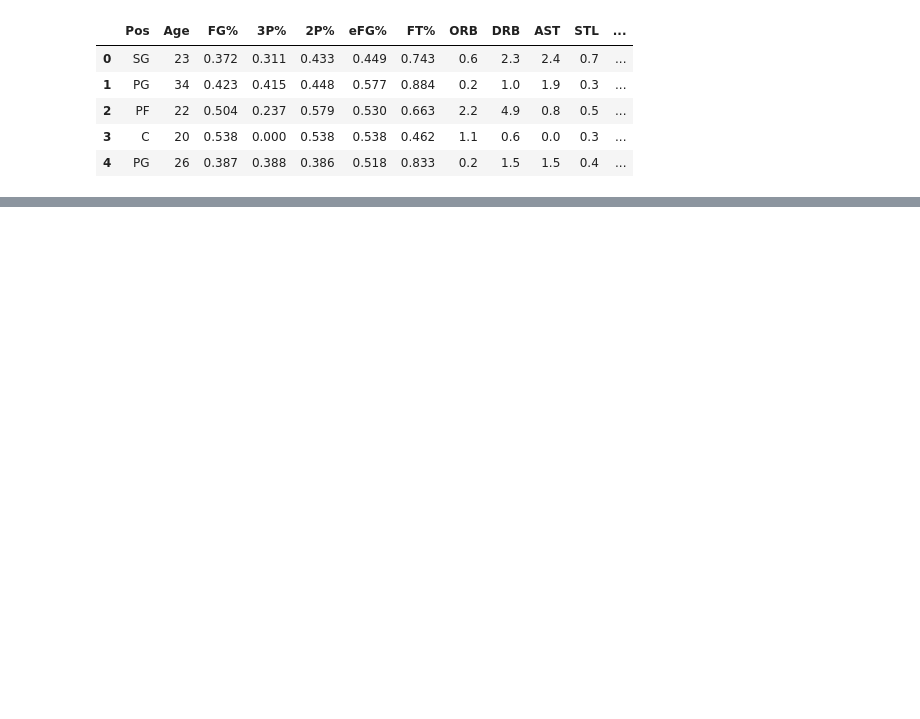
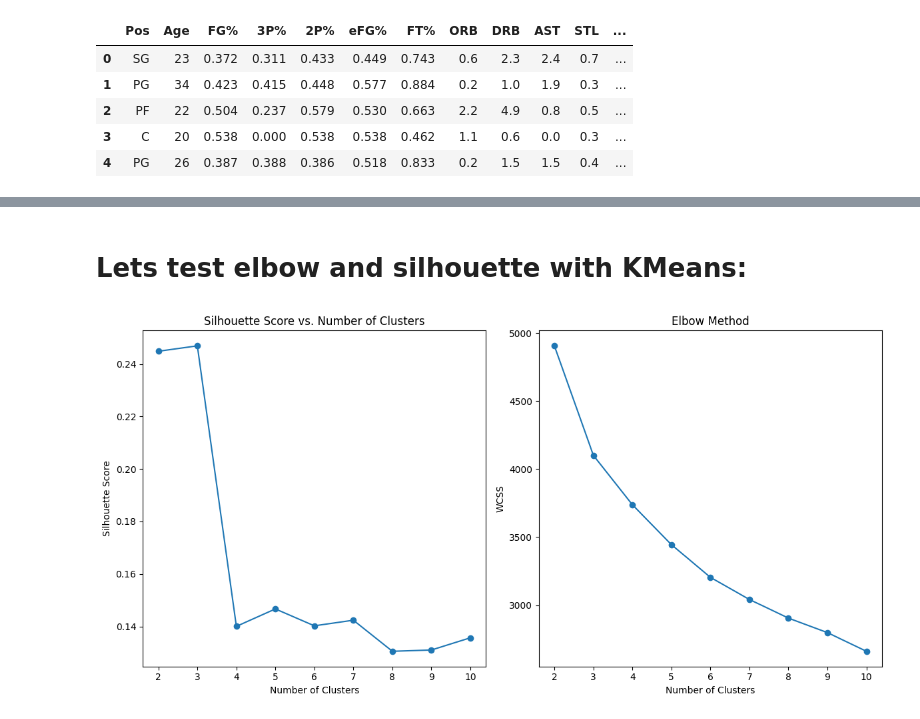
Before and after one commit to wloving77/Fall2023Classes, a Jupyter notebook: foundations_of_machine_learning/assignments/BBall-Clustering/Lab-Clustering-2.ipynb, the cells around one changed output, grey strips where cells are left out. Saved outputs shown, nothing was run; the diff lists cells and outputs as text; code cells hidden in the pictures; blank space fills up the shorter version.

```diff
--- a/foundations_of_machine_learning/assignments/BBall-Clustering/Lab-Clustering-2.ipynb
+++ b/foundations_of_machine_learning/assignments/BBall-Clustering/Lab-Clustering-2.ipynb
@@ -190,0 +190,2 @@ df_dropped.head()
+# %%
+data = preprocessor.fit_transform(df_dropped)
@@ -190,0 +247,49 @@ df_dropped.head()
+# %% [markdown]
+# Lets test elbow and silhouette with KMeans:
+# %%
+import numpy as np
+import matplotlib.pyplot as plt
+from sklearn.metrics import silhouette_score
+
+# Assuming you have your data in a variable named 'X'
+
+# Range of possible cluster numbers to try
+cluster_range = range(2, 11)  # Adjust the range as needed
+
+# Lists to store the Silhouette Scores and Within-Cluster Sum of Squares (WCSS)
+silhouette_scores = []
+wcss = []
+
+# Calculate Silhouette Score and WCSS for each cluster number
+for num_clusters in cluster_range:
+    kmeans = KMeans(n_clusters=num_clusters, random_state=0)
+    kmeans.fit(data)
+
+    # Silhouette Score
+    silhouette_avg = silhouette_score(data, kmeans.labels_)
+    silhouette_scores.append(silhouette_avg)
+
+    # WCSS (Within-Cluster Sum of Squares)
+    wcss.append(kmeans.inertia_)
+
+# Plot the Silhouette Score
+plt.figure(figsize=(12, 6))
+plt.subplot(1, 2, 1)
+plt.plot(cluster_range, silhouette_scores, marker='o', linestyle='-')
+plt.xlabel('Number of Clusters')
+plt.ylabel('Silhouette Score')
+plt.title('Silhouette Score vs. Number of Clusters')
+
+# Plot the Elbow Method (WCSS)
+plt.subplot(1, 2, 2)
+plt.plot(cluster_range, wcss, marker='o', linestyle='-')
+plt.xlabel('Number of Clusters')
+plt.ylabel('WCSS')
+plt.title('Elbow Method')
+
+
+clear_output()
+plt.tight_layout()
+plt.show()
+# %% [output]
+[figure, added]
```
Also changed, not shown: parts of 34 cells of this notebook.
